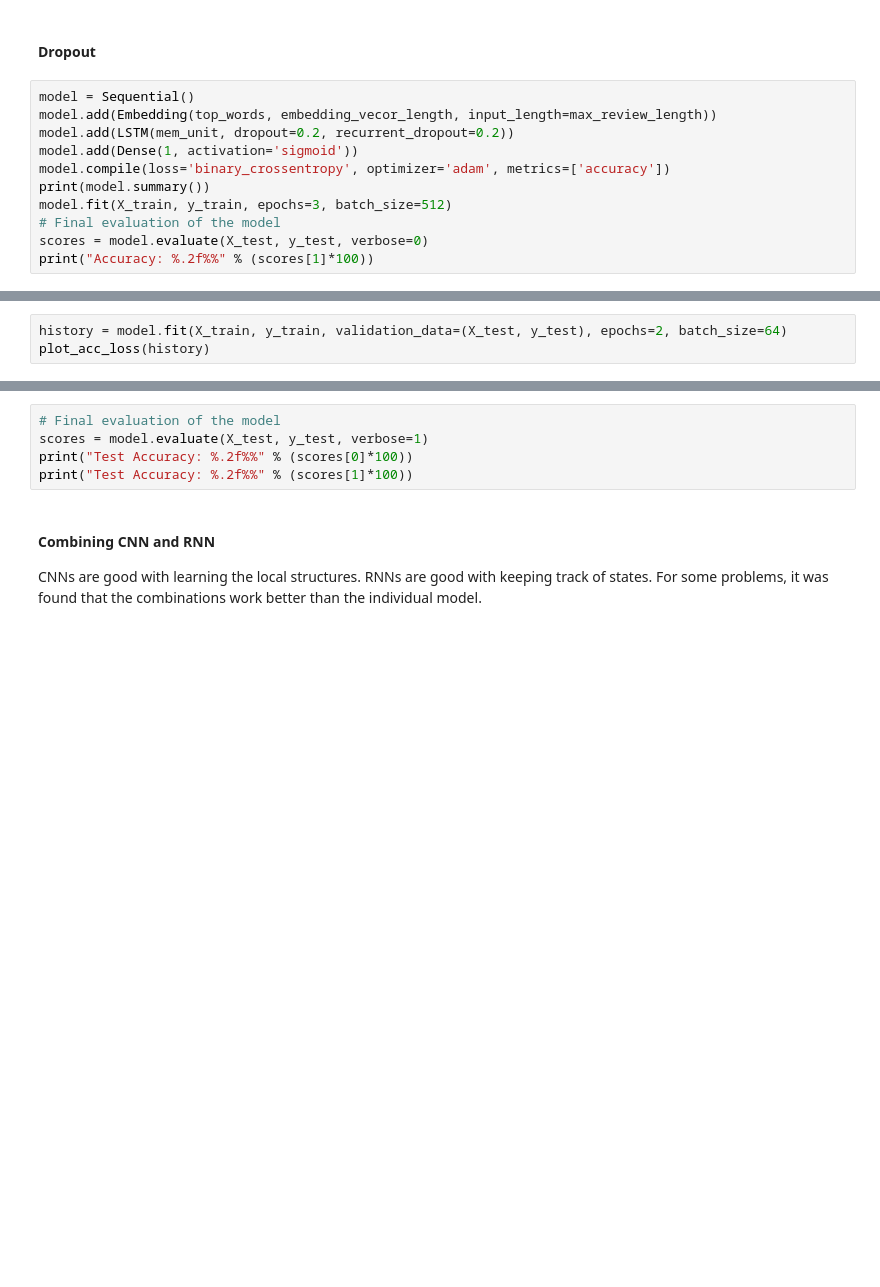
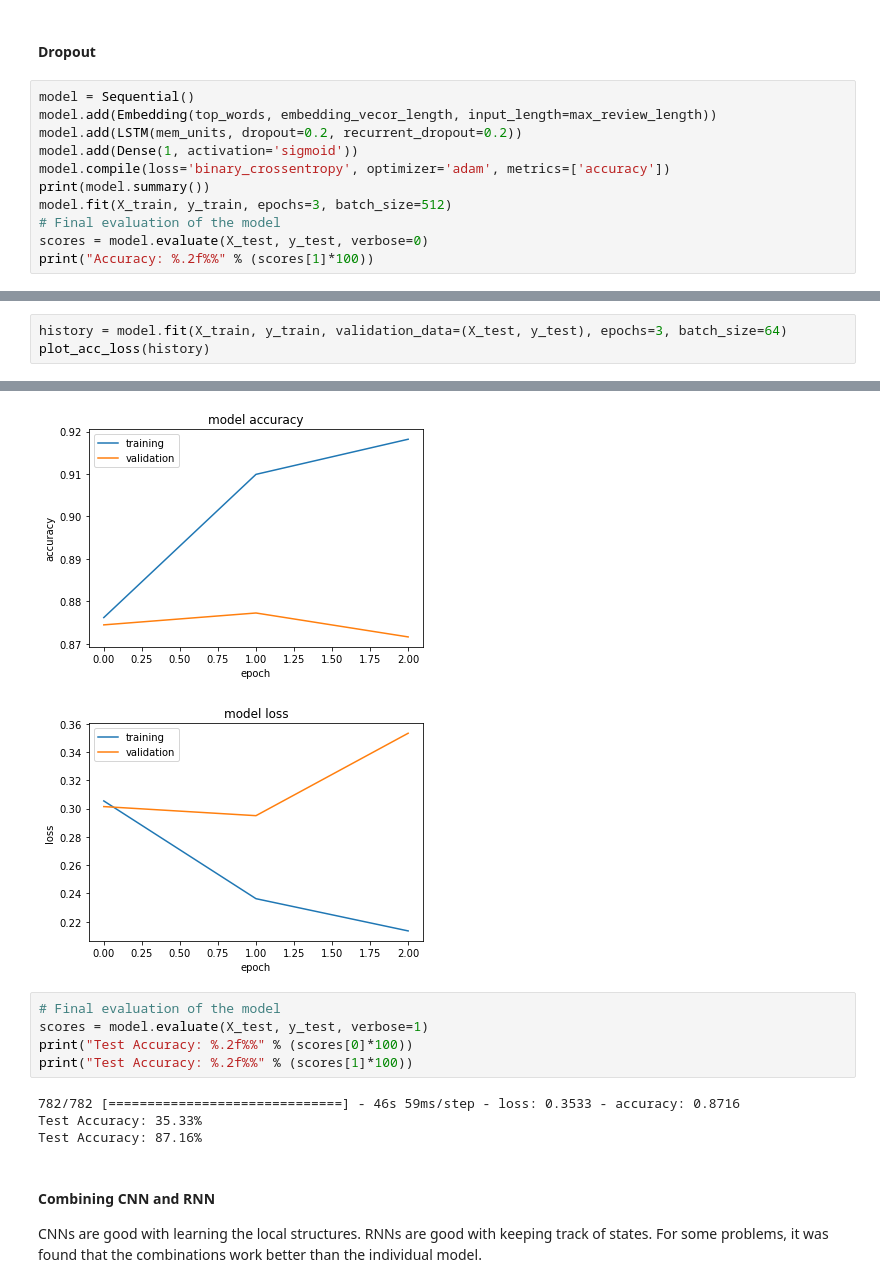
Before and after one commit to dmbala/python-deeplearning, a Jupyter notebook: RNN_IMDB_Rec.ipynb, the cells around one changed output, grey strips where cells are left out. Drawn from its saved outputs; the diff is of its cells as text; blank space fills up the shorter version.

```diff
--- a/RNN_IMDB_Rec.ipynb
+++ b/RNN_IMDB_Rec.ipynb
@@ -164,7 +172,7 @@ print("Test Accuracy: %.2f%%" % (scores[1]*100))
 # %%
 model = Sequential()
 model.add(Embedding(top_words, embedding_vecor_length, input_length=max_review_length))
-model.add(LSTM(mem_unit, dropout=0.2, recurrent_dropout=0.2))
+model.add(LSTM(mem_units, dropout=0.2, recurrent_dropout=0.2))
 model.add(Dense(1, activation='sigmoid'))
 model.compile(loss='binary_crossentropy', optimizer='adam', metrics=['accuracy'])
 print(model.summary())
@@ -175,3 +201,4 @@ print("Accuracy: %.2f%%" % (scores[1]*100))
 # %%
-history = model.fit(X_train, y_train, validation_data=(X_test, y_test), epochs=2, batch_size=64)
+history = model.fit(X_train, y_train, validation_data=(X_test, y_test), epochs=3, batch_size=64)
 plot_acc_loss(history)
+# %% [output]
@@ -178,8 +211,14 @@ plot_acc_loss(history)
+[figure, added]
+[figure, added]
 # %%
 # Final evaluation of the model
 scores = model.evaluate(X_test, y_test, verbose=1)
 print("Test Accuracy: %.2f%%" % (scores[0]*100))
 print("Test Accuracy: %.2f%%" % (scores[1]*100))
+# %% [output]
+782/782 [==============================] - 46s 59ms/step - loss: 0.3533 - accuracy: 0.8716
+Test Accuracy: 35.33%
+Test Accuracy: 87.16%
 # %% [markdown]
 #### Combining CNN and RNN
 
```
Also changed, not shown: parts of 12 cells of this notebook, 4 other files.
